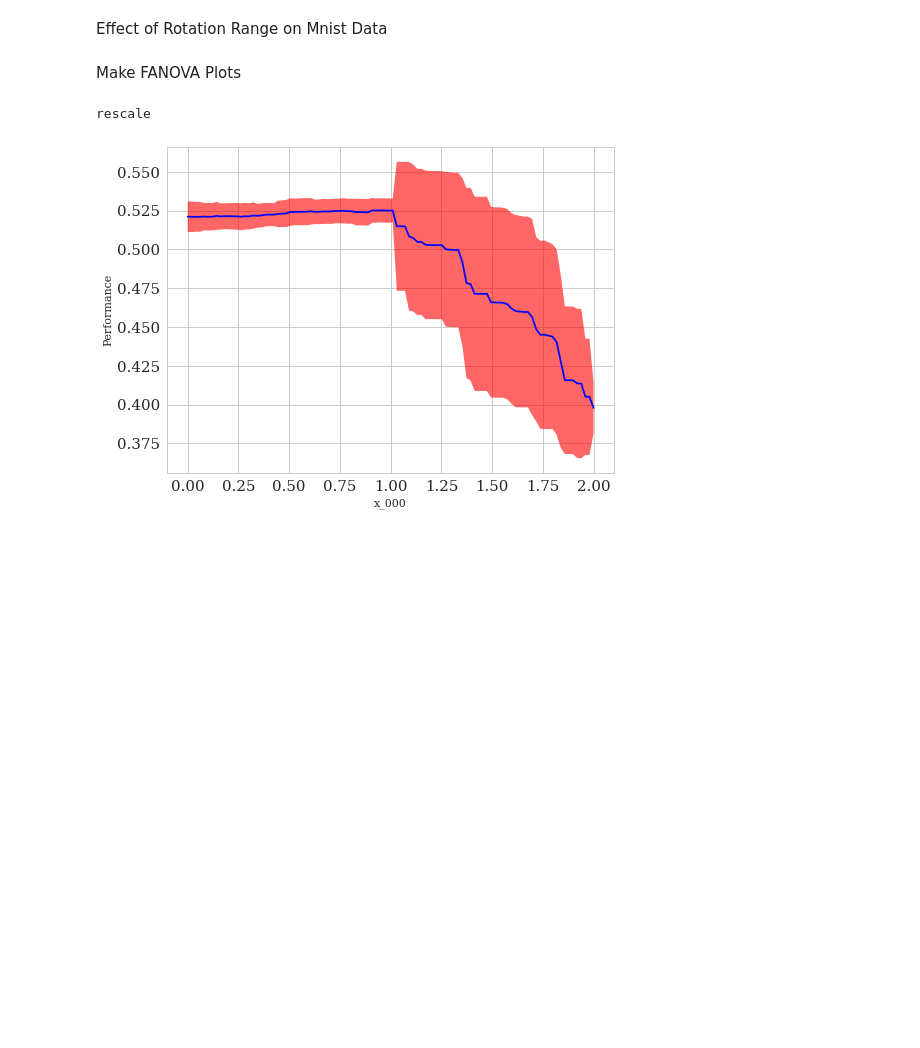
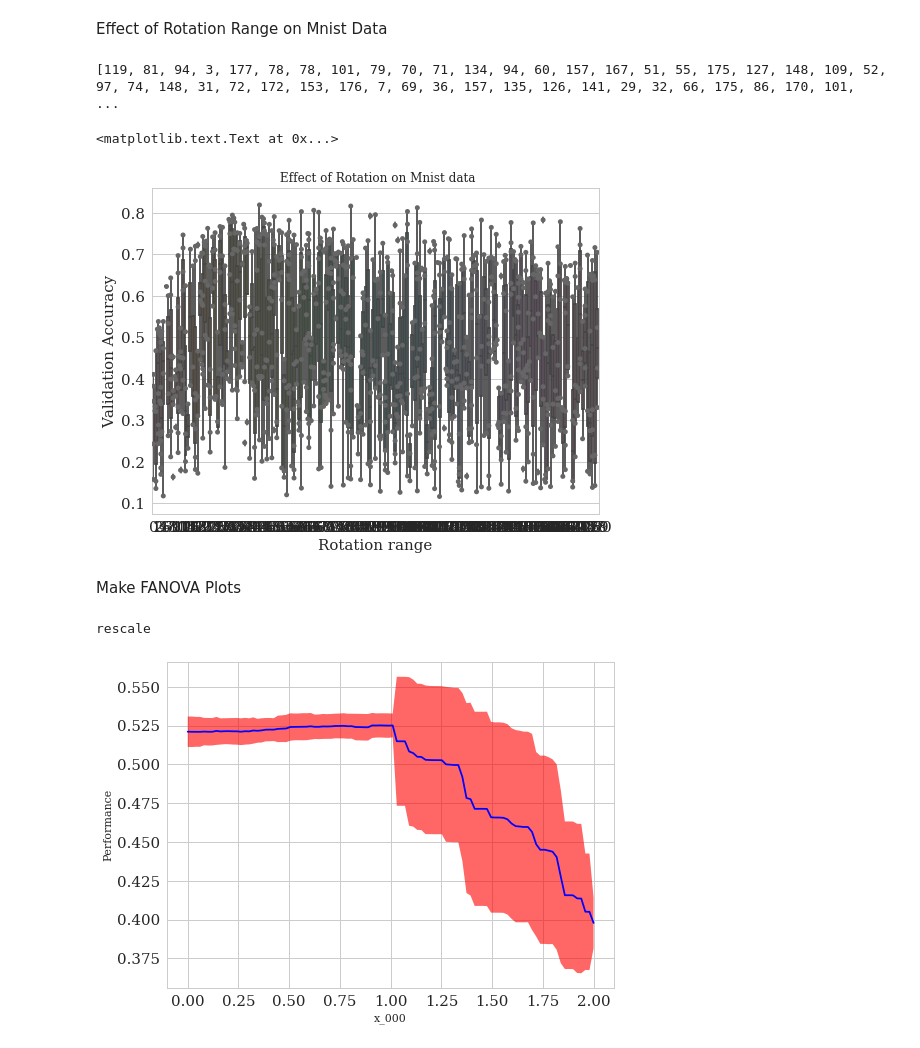
Before and after one commit to zemovi/AutoDA, a Jupyter notebook: notebooks/augmentation.ipynb, the cells around one changed output. Drawn from its saved outputs; the diff is of its cells as text; code cells hidden in the pictures; blank space fills up the shorter version.

```diff
--- a/notebooks/augmentation.ipynb
+++ b/notebooks/augmentation.ipynb
@@ -149,13 +167,19 @@ plt.ylabel("Validation Accuracy", size=15)
 # %% [markdown]
 Effect of Rotation Range on Mnist Data
 # %%
+dataset = "mnist"
 validation_accuracy = results[dataset]["validation_accuracy"]
-hor_flip= results[dataset]["configs"]["horizontal_flip"]
-ax = sns.boxplot(x=hir_flip, y=validation_accuracy)
-ax = sns.swarmplot(x=rescale, y=validation_accuracy, color=".40")
-ax.set_title(' Effect of Rescaling on Mnist data')
-plt.xlabel("Rescale", size=15)
+rotation= results[dataset]["rotation"]
+print(rotation)
+ax = sns.boxplot(x=rotation, y=validation_accuracy)
+ax = sns.swarmplot(x=rotation, y=validation_accuracy, color=".40")
+ax.set_title(' Effect of Rotation on Mnist data')
+plt.xlabel("Rotation range", size=15)
 plt.ylabel("Validation Accuracy", size=15)
+# %% [output]
+[119, 81, 94, 3, 177, 78, 78, 101, 79, 70, 71, 134, 94, 60, 157, 167, 51, 55, 175, 127, 148, 109, 52, 97, 74, 148, 31, 72, 172, 153, 176, 7, 69, 36, 157, 135, 126, 141, 29, 32, 66, 175, 86, 170, 101,  ...
+<matplotlib.text.Text at 0x...>
+[figure, added]
 # %% [markdown]
 Make FANOVA Plots
 # %%
```
Also changed, not shown: parts of 3 cells of this notebook, 2 other files.
